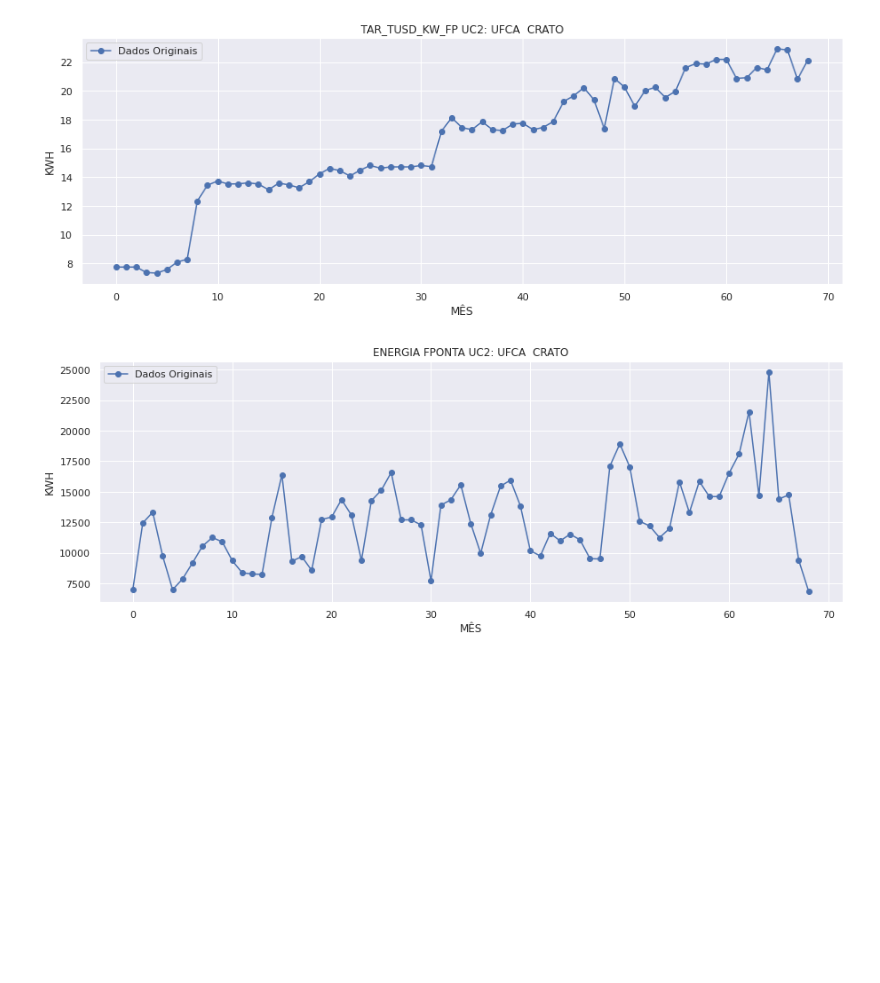
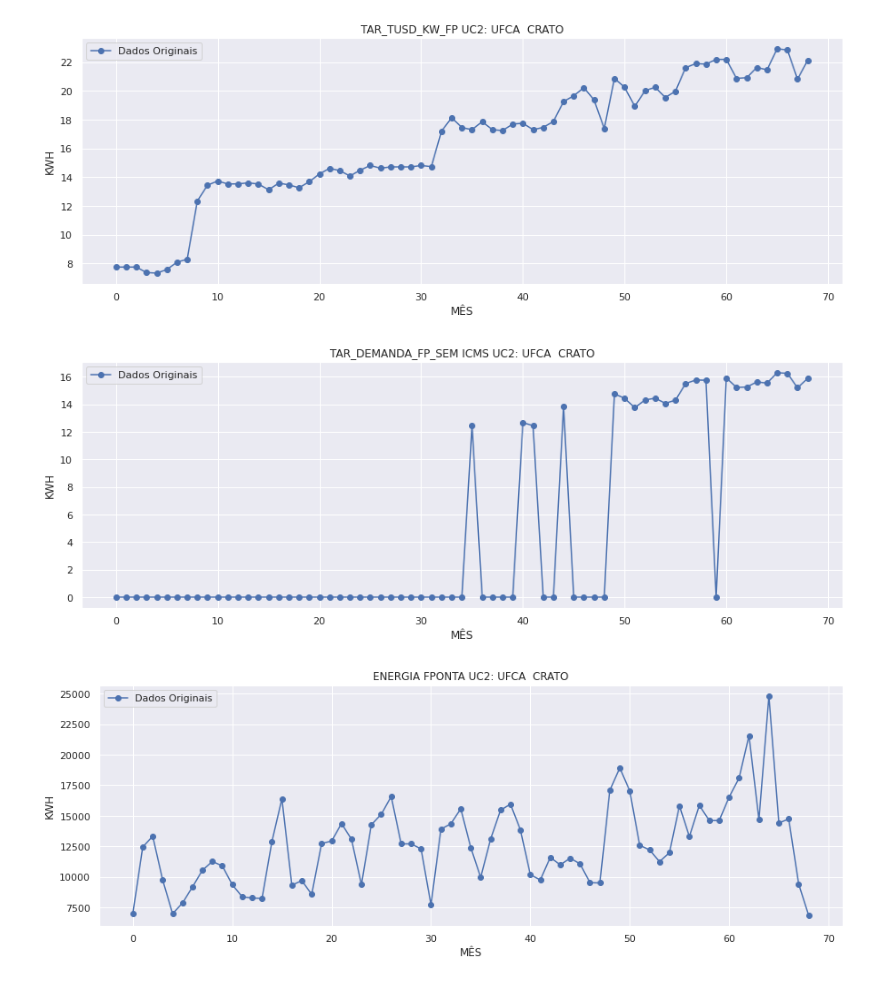
Before and after one commit to byronacunia/UFCA_estudo_mercado_livre, a Jupyter notebook: UFCA.ipynb, the cells around one changed output. Drawn from its saved outputs; the diff is of its cells as text; code cells hidden in the pictures; blank space fills up the shorter version.

```diff
--- a/UFCA.ipynb
+++ b/UFCA.ipynb
@@ -462,6 +462,16 @@ _ = plt.title("TAR_TUSD_KW_FP UC2: UFCA  CRATO")
 plt.show()
 # %% [output]
 [figure]
+# %%
+fig, ax = plt.subplots(figsize=(15, 5))
+_ = plt.plot(range(len(dadosUC2['TAR_DEMANDA_FP_SEM ICMS'])), dadosUC2['TAR_DEMANDA_FP_SEM ICMS'], marker='o', color="b")
+_ = plt.xlabel("MÊS")
+_ = plt.ylabel("KWH")
+_ = plt.legend(['Dados Originais'])
+_ = plt.title("TAR_DEMANDA_FP_SEM ICMS UC2: UFCA  CRATO")
+plt.show()
+# %% [output]
+[figure, added]
 # %%
 fig, ax = plt.subplots(figsize=(15, 5))
 _ = plt.plot(range(len(dadosUC2['ENERGIA_FPONTA'])), dadosUC2['ENERGIA_FPONTA'], marker='o', color="b")
```
Also changed, not shown: parts of 5 cells of this notebook.
